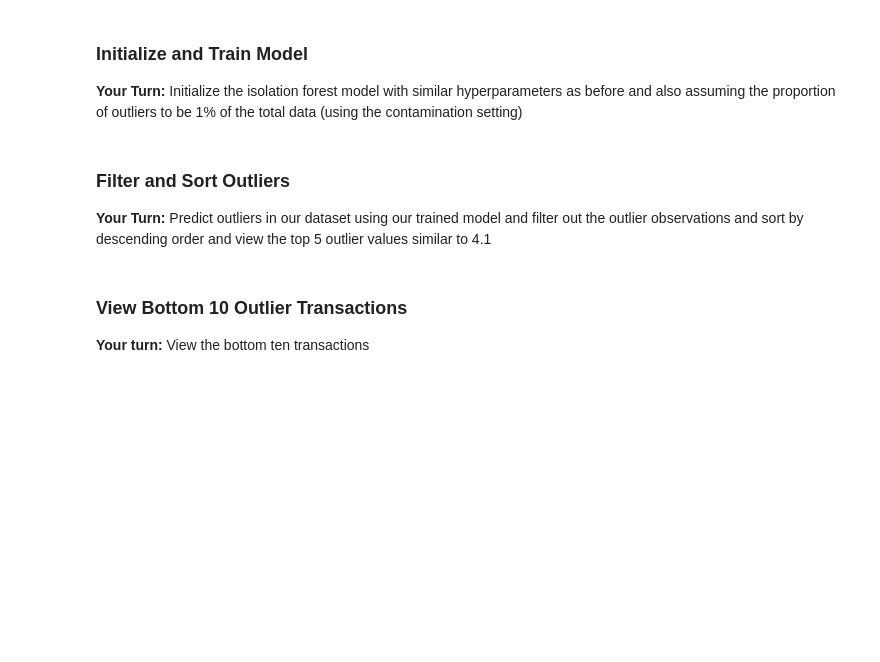
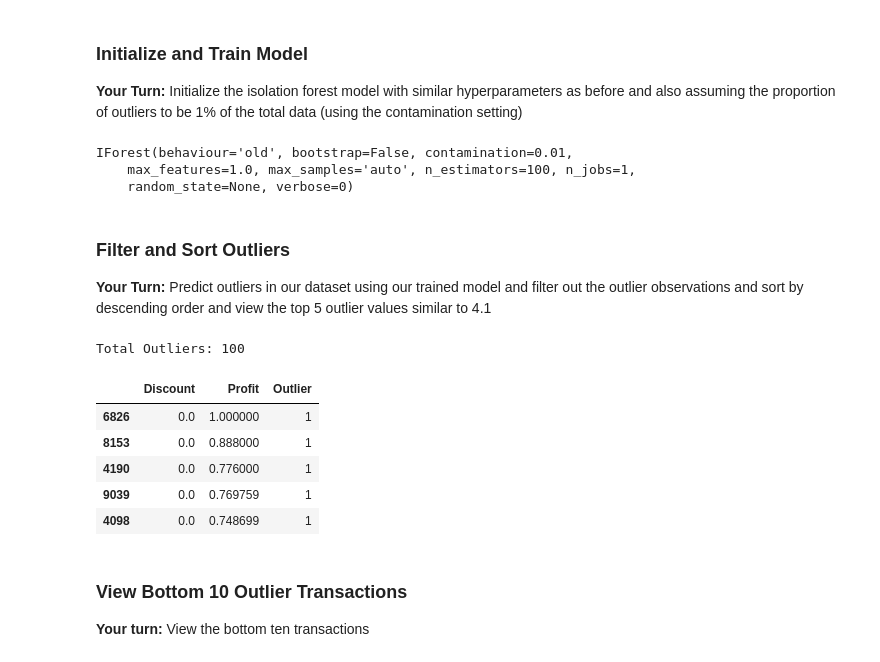
Before and after one commit to sardarchitect/ucsd-mini-projects, a Jupyter notebook: mec-16.4.1-anomaly-detection-mini-project/Mini_Project_Anomaly_Detection.ipynb, the cells around one changed output. Saved outputs shown, nothing was run; the diff lists cells and outputs as text; code cells hidden in the pictures; blank space fills up the shorter version.

```diff
--- a/mec-16.4.1-anomaly-detection-mini-project/Mini_Project_Anomaly_Detection.ipynb
+++ b/mec-16.4.1-anomaly-detection-mini-project/Mini_Project_Anomaly_Detection.ipynb
@@ -554,8 +656,13 @@ __Your Turn:__ Initialize the isolation forest model with similar hyperparameter
 # %%
 from pyod.models import iforest
 
-if_model = #<FILL BLANKS HERE>
 #<FILL BLANKS HERE>
+if_model = iforest.IForest(n_estimators=100, contamination=0.01)
+if_model.fit(subset_df)
+# %% [output]
+IForest(behaviour='old', bootstrap=False, contamination=0.01,
+    max_features=1.0, max_samples='auto', n_estimators=100, n_jobs=1,
+    random_state=None, verbose=0)
 # %% [markdown]
 ### Filter and Sort Outliers
 
@@ -565,3 +670,22 @@ __Your Turn:__ Predict outliers in our dataset using our trained model and filte
+# %%
+#<FILL BLANKS HERE>
+outlier_predictions = if_model.predict(subset_df)
+
+outliers_df = subset_df.copy(deep=True)
+outliers_df['Outlier'] = outlier_predictions
+outliers_df = outliers_df[outliers_df['Outlier'] == 1]
+
+print('Total Outliers:', len(outliers_df))
+outliers_sorted = outliers_df.sort_values(by=['Profit', 'Discount'], ascending=False)
+outliers_sorted.head(5)
+# %% [output]
+Total Outliers: 100
+|  | Discount | Profit | Outlier |
+| 6826 | 0.0 | 1.000000 | 1 |
+| 8153 | 0.0 | 0.888000 | 1 |
+| 4190 | 0.0 | 0.776000 | 1 |
+| 9039 | 0.0 | 0.769759 | 1 |
+| 4098 | 0.0 | 0.748699 | 1 |
 # %% [markdown]
 ### View Bottom 10 Outlier Transactions
 
```
Also changed, not shown: parts of 28 cells of this notebook.
